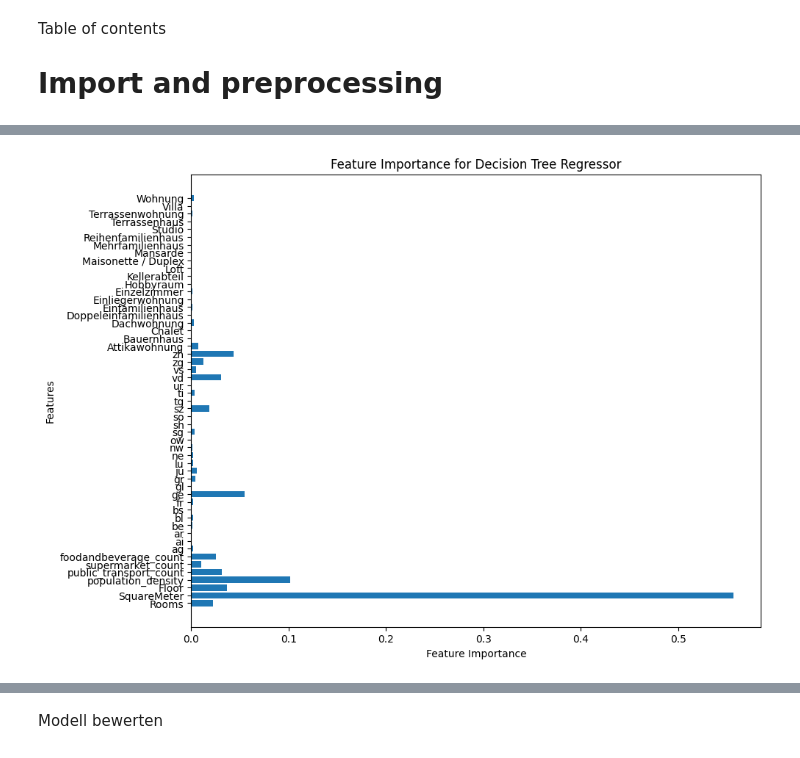
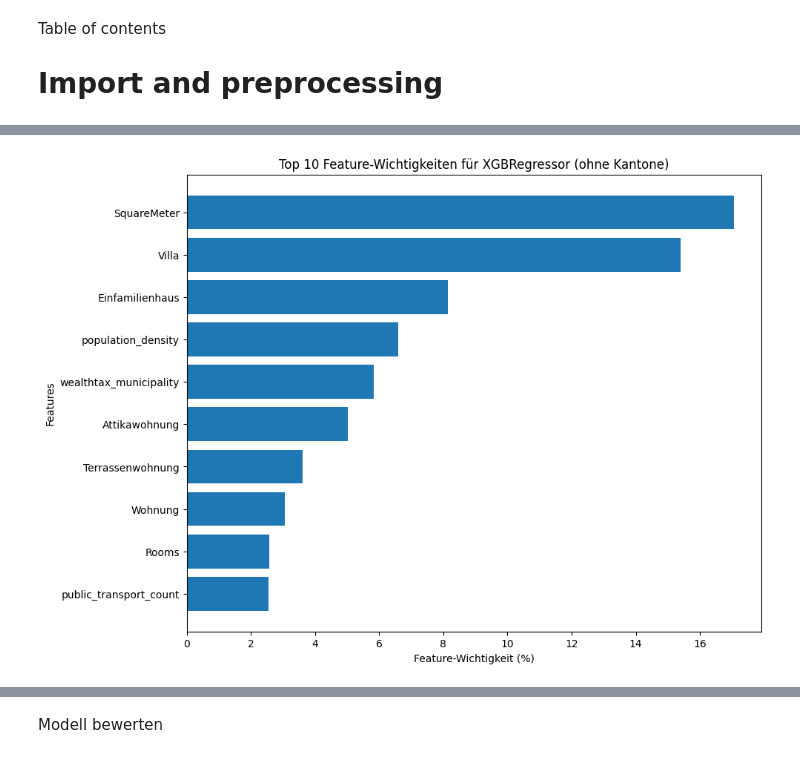
Before and after one commit to ElrasDeVayne/Immo-Projekt-DataScience, a Jupyter notebook: Property_new.ipynb, the cells around one changed output, grey strips where cells are left out. Cells and saved outputs as stored; diff of their text form; code cells hidden in the pictures.

```diff
--- a/Property_new.ipynb
+++ b/Property_new.ipynb
@@ -18,16 +18,10 @@ from matplotlib import pyplot as plt
 from sklearn.linear_model import LinearRegression
 from sklearn.metrics import explained_variance_score
 
-
 df = pd.read_csv('filtered_property_location_clean.csv', delimiter=';')
 
-#List of columns to drop
-columns_to_drop = ['wealthtax_canton','wealthtax_municipality','longitude','latitude','incometax_canton','incometax_municipality','ListingId','LocationId','YearBuilt','Timestamp', 'Availability','AdditionalCost','NetPrice', 'PropertyAdditionalFeaturesId','Vendor', 'street', 'zip','PropertyDescription','bfs_number','municipality',]
+#Eine Liste von Spalten zum dropen.
+columns_to_drop = ['Canton','longitude','latitude','incometax_municipality','ListingId','LocationId','YearBuilt','Timestamp', 'Availability','AdditionalCost','NetPrice', 'PropertyAdditionalFeaturesId','Vendor', 'street', 'zip','PropertyDescription','bfs_number','municipality',]
 
-#Drop the specified columns from df_encoded_corrected_final
+#Spalten jetzt dropen.
 df= df.drop(columns=columns_to_drop)
-
-#Lets find out how many unique values are present in each column
-
-for value in df:
-    print('For {},{} unique values present'.format(value,df[value].nunique()))
@@ -207,37 +266,68 @@ top_features = coef_df.reindex(coef_df.Coefficient.abs().sort_values(ascending=F
 # %%
-from sklearn.tree import DecisionTreeRegressor
+from xgboost import XGBRegressor
+from sklearn.model_selection import GridSearchCV
+from sklearn.metrics import explained_variance_score, mean_squared_error, mean_absolute_error, r2_score, make_scorer
+import matplotlib.pyplot as plt
+import pandas as pd
+import numpy as np
 
-# Speichere die Spaltennamen
-feature_names = X.columns
+# Definiere die zu optimierenden Hyperparameter
+xgb_param_grid = {
+    'n_estimators': [200],
+    'max_depth': [6],
+    'learning_rate': [0.1],
+    'subsample': [0.7],
+    'colsample_bytree': [0.9],
+    'gamma': [0]
+}
 
-tr_regressor = DecisionTreeRegressor(random_state=0)
-tr_regressor.fit(X_train,y_train)
-tr_regressor.score(X_test,y_test)
-pred_tr = tr_regressor.predict(X_test)
-decision_score=tr_regressor.score(X_test,y_test)
-expl_tr = explained_variance_score(pred_tr,y_test)
+# Erstelle das XGBRegressor-Objekt
+xgb_regressor = XGBRegressor(random_state=0)
 
-# Feature-Importances für den Decision Tree Regressor
-tree_importances = tr_regressor.feature_importances_
+# Setze GridSearchCV auf
+xgb_grid_search = GridSearchCV(estimator=xgb_regressor, param_grid=xgb_param_grid,
+                               cv=5, n_jobs=-1, verbose=2, scoring=make_scorer(explained_variance_score))
 
-# Erstelle einen DataFrame für die Feature-Wichtigkeiten
+# Trainiere das Modell
+xgb_grid_search.fit(X_train, y_train)
+xgb_best_model = xgb_grid_search.best_estimator_
+print(f"Beste Parameter für XGBRegressor: {xgb_grid_search.best_params_}")
+
+# Evaluierung des besten Modells
+xgb_best_pred = xgb_best_model.predict(X_test)
+xgb_best_score = explained_variance_score(y_test, xgb_best_pred)
+print(f"Erklärte Varianz des besten XGBRegressor-Modells: {xgb_best_score}")
+
+# Feature-Wichtigkeiten für XGBRegressor
+xgb_importances = xgb_best_model.feature_importances_
+
+# Erstelle ein DataFrame für die Feature-Wichtigkeiten
 feature_importance_df = pd.DataFrame({
     'Feature': feature_names,
-    'Importance': tree_importances
+    'Importance': xgb_importances
 })
 
+# Entferne kantonbezogene Features aus dem DataFrame
+non_canton_features = feature_importance_df[~feature_importance_df['Feature'].str.contains('canton', case=False)]
+
 # Sortiere die Features nach Wichtigkeit und wähle die Top 10 aus
-top_features = feature_importance_df.sort_values(by='Importance', ascending=False).head(10)
+top_features = non_canton_features.sort_values(by='Importance', ascending=False).head(10)
 
-# Konvertiere die Wichtigkeiten in Prozent
+# Konvertiere Wichtigkeiten in Prozentsätze
 top_features['Importance'] = top_features['Importance'] * 100
 
-# Plot der Feature-Wichtigkeiten für die Top 10 Features
+# Plot der Feature-Wichtigkeiten ohne kantonbezogene Features
 plt.figure(figsize=(10, 8))
 plt.barh(top_features['Feature'], top_features['Importance'])
-plt.xlabel("Feature Importance (%)")
+plt.xlabel("Feature-Wichtigkeit (%)")
 plt.ylabel("Features")
-plt.title("Top 10 Feature Importance for Decision Tree Regressor")
-plt.gca().invert_yaxis()  # Die wichtigste Feature oben anzeigen
+plt.title("Top 10 Feature-Wichtigkeiten für XGBRegressor (ohne Kantone)")
+plt.gca().invert_yaxis()  # Zeige das wichtigste Feature oben an
 plt.show()
+
+# Berechne und drucke MSE, RMSE, MAE und R² für das XGBoost-Modell
+mse_best_xgb = mean_squared_error(y_test, xgb_best_pred)
+rmse_best_xgb = np.sqrt(mse_best_xgb)
+mae_best_xgb = mean_absolute_error(y_test, xgb_best_pred)
+r2_best_xgb = r2_score(y_test, xgb_best_pred)
 # %% [output]
@@ -244 +342 @@ plt.show()
-[figure, old version]
+[figure, new version]
```
Also changed, not shown: parts of 16 cells of this notebook.
